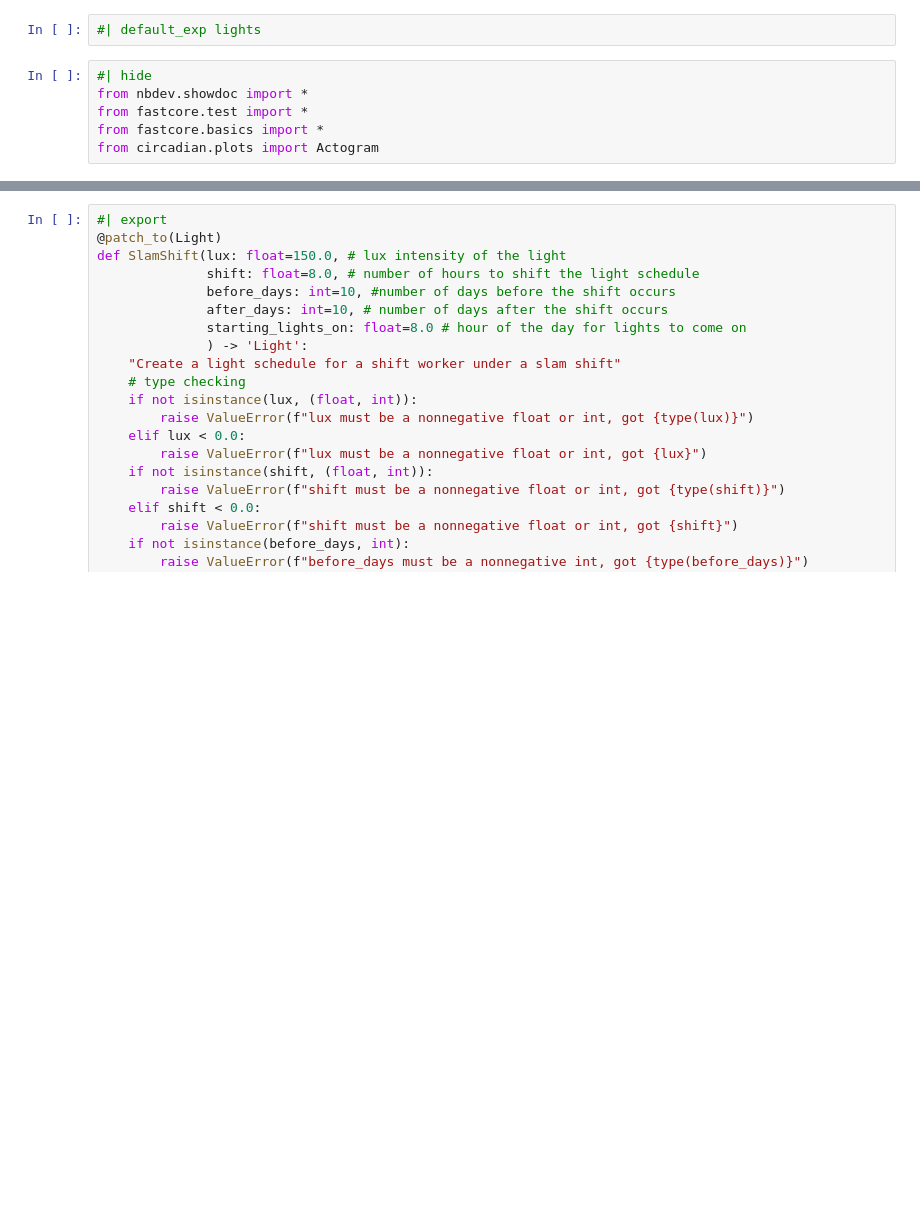
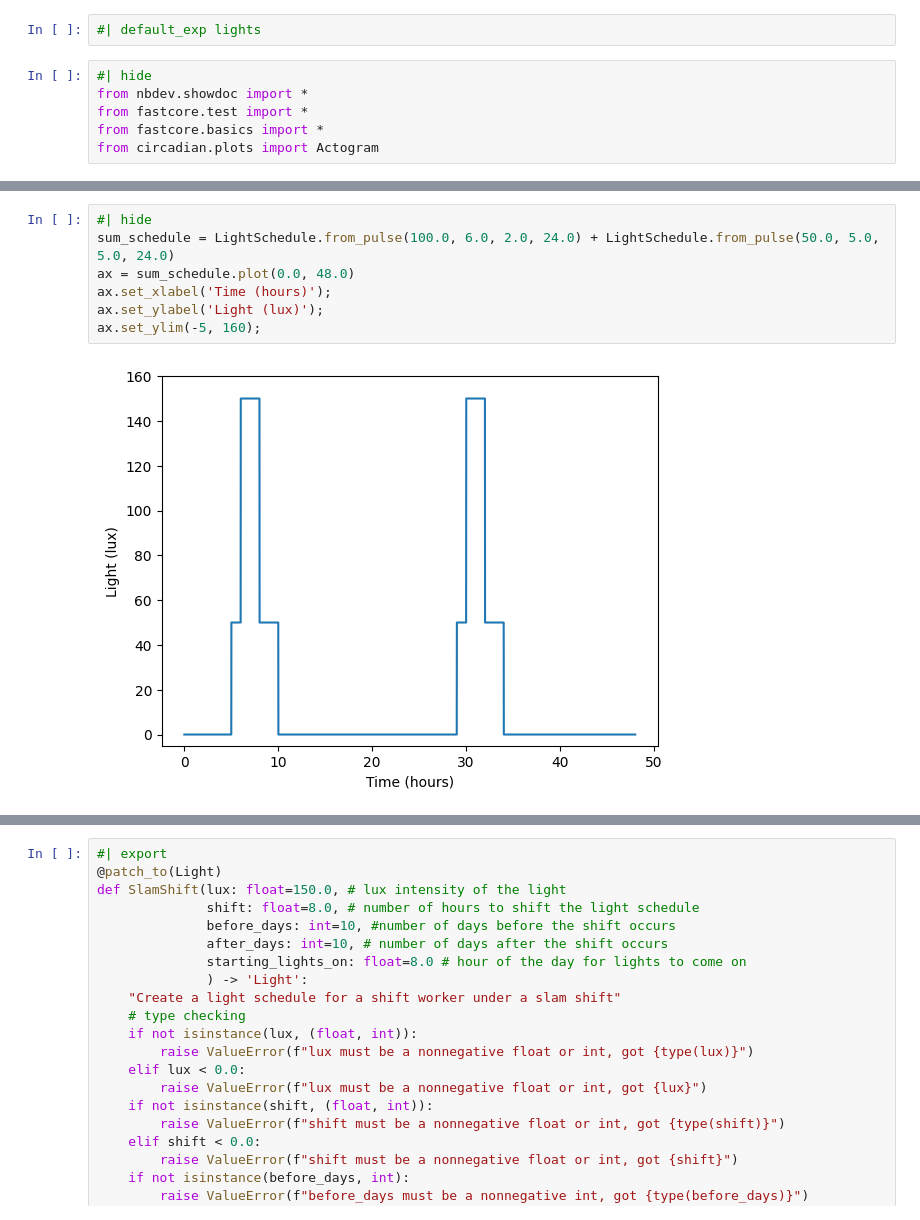
Before and after one commit to Arcascope/circadian, a Jupyter notebook: nbs/01_lights.ipynb, the cells around one changed output, grey strips where cells are left out. Cells and saved outputs as stored; diff of their text form; blank space fills up the shorter version.

```diff
--- a/nbs/01_lights.ipynb
+++ b/nbs/01_lights.ipynb
@@ -671,0 +513,9 @@ test_fail(lambda: Light.ShiftWorkLight(days_on=0, days_off=0), contains="days_on
+# %%
+#| hide
+sum_schedule = LightSchedule.from_pulse(100.0, 6.0, 2.0, 24.0) + LightSchedule.from_pulse(50.0, 5.0, 5.0, 24.0)
+ax = sum_schedule.plot(0.0, 48.0)
+ax.set_xlabel('Time (hours)');
+ax.set_ylabel('Light (lux)');
+ax.set_ylim(-5, 160);
+# %% [output]
+[figure, added]
```
Also changed, not shown: parts of 80 cells of this notebook, 2 other files.
